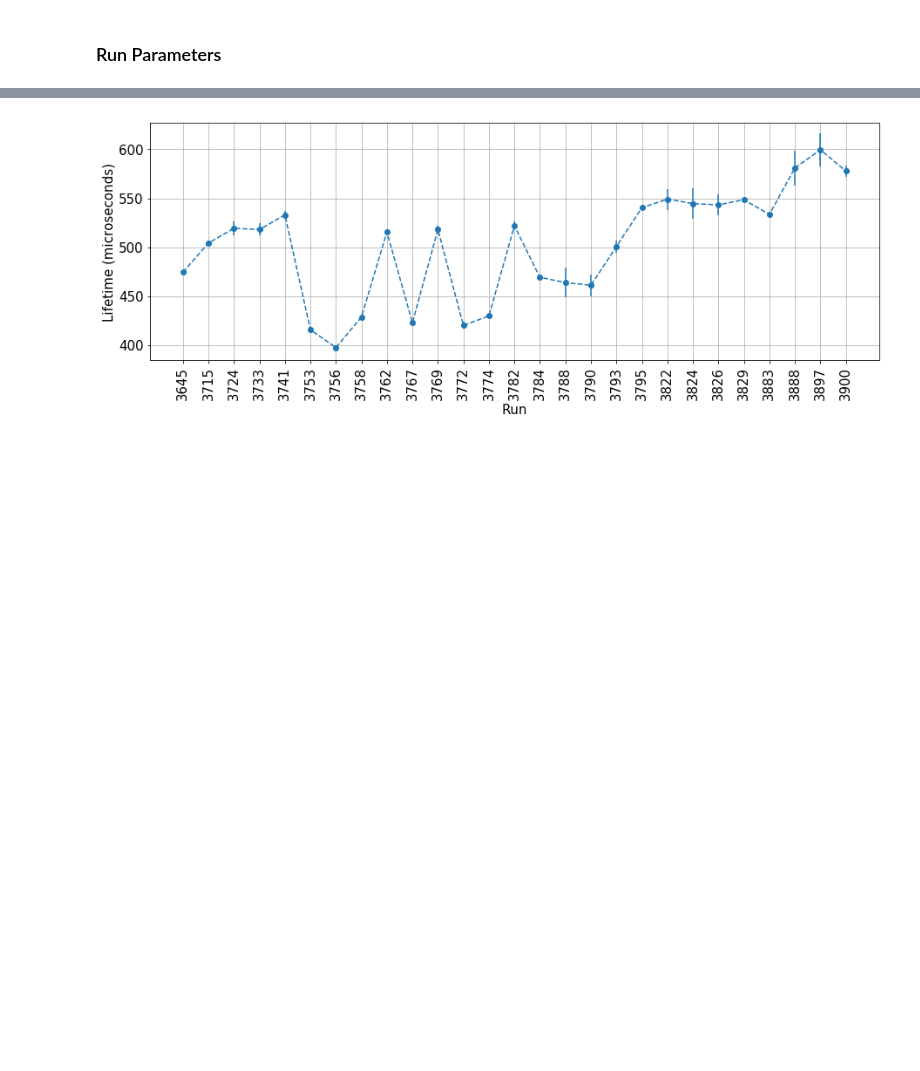
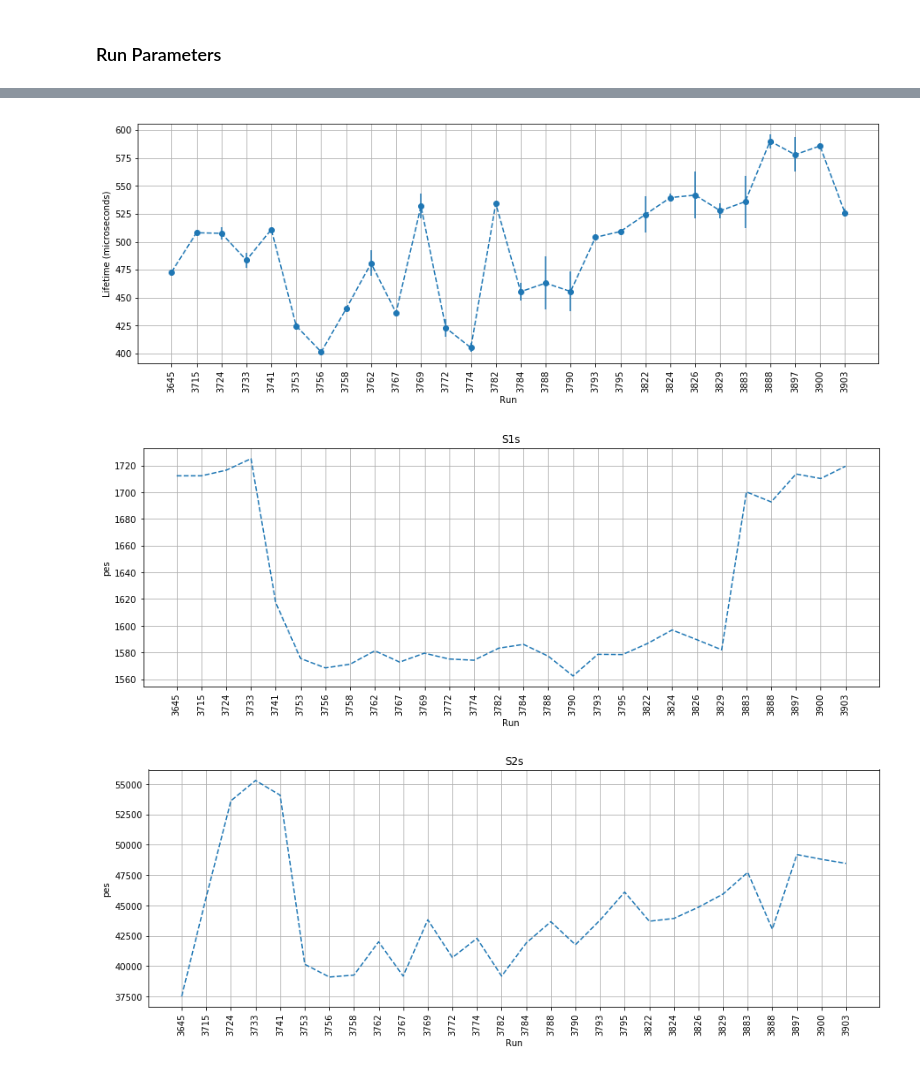
Before and after one commit to bpalmeiro/ICARO, a Jupyter notebook: icaro/Kryptonite/alphas-lifetime-all.ipynb, the cells around one changed output, grey strips where cells are left out. Drawn from its saved outputs; the diff is of its cells as text; code cells hidden in the pictures; blank space fills up the shorter version.

```diff
--- a/icaro/Kryptonite/alphas-lifetime-all.ipynb
+++ b/icaro/Kryptonite/alphas-lifetime-all.ipynb
@@ -101,11 +103,11 @@ runs = [3645,
         3824,
         3826,
         3829,
-#run 3855
         3883,
         3888,
         3897,
-        3900]
+        3900,
+        3903]
 # %%
 LT  = {}
 times = []
@@ -132,6 +134,8 @@ for run_number in runs:
     r = event_rate(full)
     st = datetime.datetime.fromtimestamp(full.time[-1:]).strftime('%Y-%m-%d %H:%M:%S')
     core = full[full.R < 100]     # Cuts
+
+
     zrange =   50, 400
     Erange = 1e+3, 70e3
     nbins = 10
@@ -141,7 +145,20 @@ for run_number in runs:
                     nbins=nbins,
                     fitpar=(50000,-300), label=("Drift time ($\mu$s)", "S2 energy (pes)"))
 
-    cz = core[in_range(core.Z ,50, 400)]
+
+
+    cz = core[in_range(core.Z, 50, 400)]
+
+    cz = cz[cz.S2e  >  400*units.pes * 11] # michel sorel cuts
+    cz = cz [cz.S1e   >   100*units.pes * 11]
+    cz = cz [cz.S2w   > 3.5] # units of mus!!!
+    cz = cz [cz.S2w   <  25] # units of mus!!!
+    cz = cz [cz.S1w   >  300*units.ns]
+    cz = cz [cz.S1w   < 1000*units.ns]
+    cz = cz [cz.S1t   >  100*units.mus]
+    cz = cz [cz.S2t   <  700*units.mus]
+    cz = cz [cz.R     <  100*units.mm] # fidc
+
 
     s1es.append(cz.S1e.mean())
     s2es.append(cz.S2e.mean())
@@ -199,11 +216,33 @@ zs = np.array(zs)
 # %%
 plt.figure(figsize=(15,5))
 #plt.plot(times, lifetimes)
 plt.errorbar(range(len(lifetimes)), lifetimes, yerr=elambdas, linestyle='--', fmt='o')
 plt.xticks(range(len(lifetimes)), runs, rotation='vertical')
 plt.grid(True)
 plt.xlabel('Run')
 plt.ylabel('Lifetime (microseconds)')
 plt.show()
+
+plt.figure(figsize=(15,5))
+#plt.plot(times, lifetimes)
+plt.plot(range(len(lifetimes)), s1es, linestyle='--')
+plt.xticks(range(len(lifetimes)), runs, rotation='vertical')
+plt.grid(True)
+plt.xlabel('Run')
+plt.title('S1s')
+plt.ylabel('pes')
+plt.show()
+
+plt.figure(figsize=(15,5))
+#plt.plot(times, lifetimes)
+plt.plot(range(len(lifetimes)), s2es, linestyle='--')
+plt.xticks(range(len(lifetimes)), runs, rotation='vertical')
+plt.grid(True)
+plt.title('S2s')
+plt.xlabel('Run')
+plt.ylabel('pes')
+plt.show()
 # %% [output]
-[figure, old version]
+[figure, new version]
+[figure, added]
+[figure, added]
```
Also changed, not shown: parts of 13 cells of this notebook.
